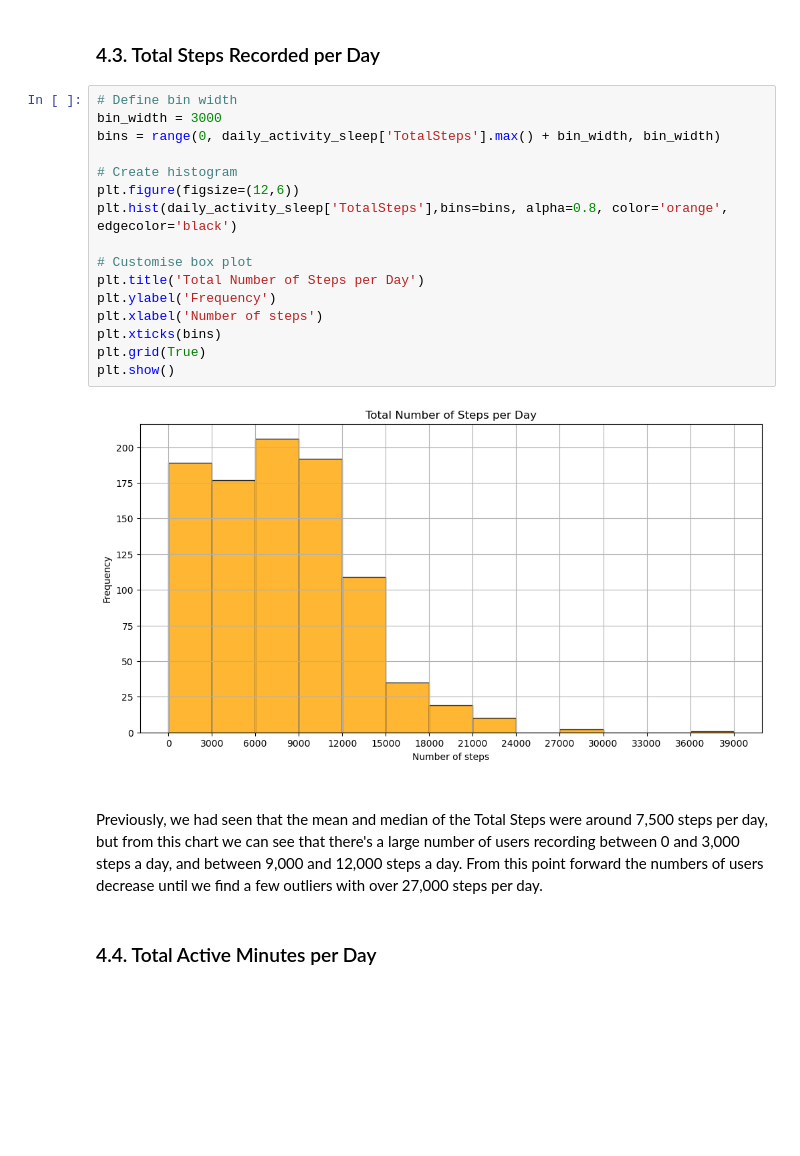
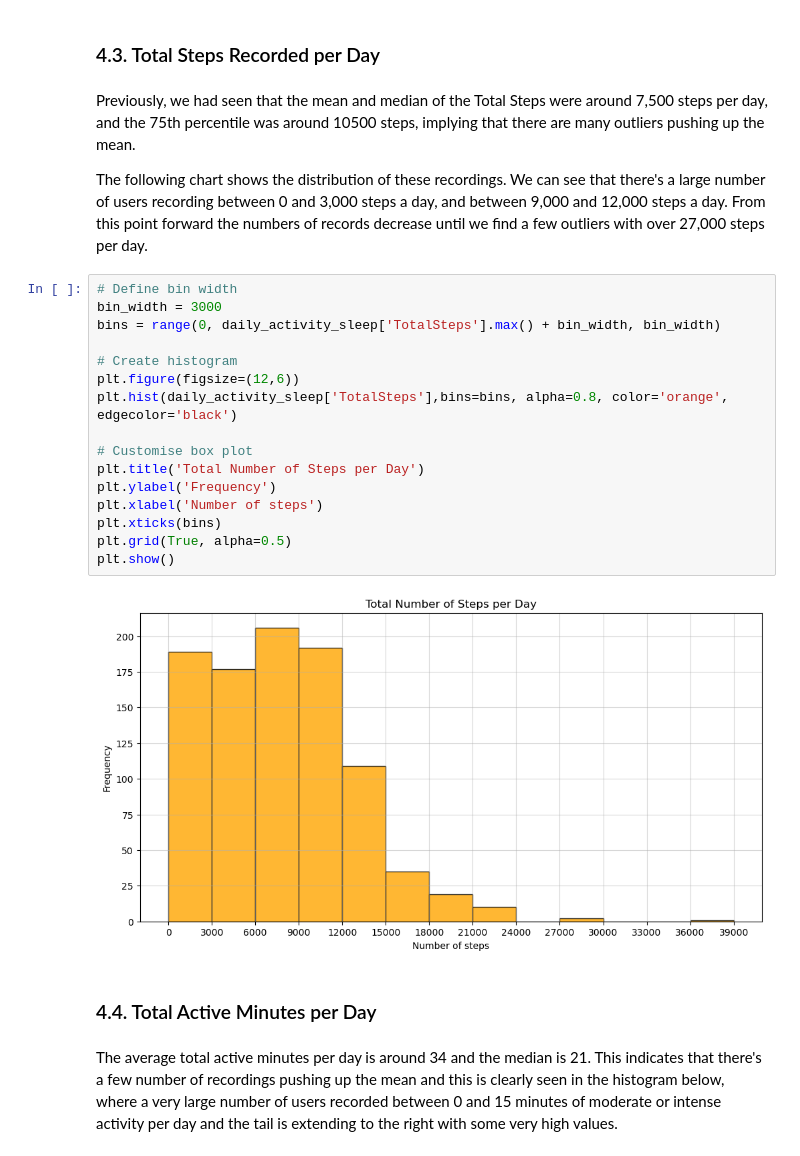
Before and after one commit to surbina85/Google-Data-Analytics-Capstone-Bellabeat, a Jupyter notebook: Bellabeat-case-study.ipynb, the cells around one changed output. Saved outputs shown, nothing was run; the diff lists cells and outputs as text; blank space fills up the shorter version.

```diff
--- a/Bellabeat-case-study.ipynb
+++ b/Bellabeat-case-study.ipynb
@@ -529,27 +485,29 @@ We can see from this chart that users tend to log data more frequently during th
 # %% [markdown]
 ### 4.3. Total Steps Recorded per Day
-# %%
-# Define bin width
-bin_width = 3000
-bins = range(0, daily_activity_sleep['TotalSteps'].max() + bin_width, bin_width)
-
-# Create histogram
-plt.figure(figsize=(12,6))
-plt.hist(daily_activity_sleep['TotalSteps'],bins=bins, alpha=0.8, color='orange', edgecolor='black')
-
-# Customise box plot
-plt.title('Total Number of Steps per Day')
-plt.ylabel('Frequency')
-plt.xlabel('Number of steps')
-plt.xticks(bins)
-plt.grid(True)
-plt.show()
-# %% [output]
-[figure]
 # %% [markdown]
-<br>
+Previously, we had seen that the mean and median of the Total Steps were around 7,500 steps per day, and the 75th percentile was around 10500 steps, implying that there are many outliers pushing up the mean.
 
-Previously, we had seen that the mean and median of the Total Steps were around 7,500 steps per day, but from this chart we can see that there's a large number of users recording between 0 and 3,000 steps a day, and between 9,000 and 12,000 steps a day. From this point forward the numbers of users decrease until we find a few outliers with over 27,000 steps per day.
+The following chart shows the distribution of these recordings. We can see that there's a large number of users recording between 0 and 3,000 steps a day, and between 9,000 and 12,000 steps a day. From this point forward the numbers of records decrease until we find a few outliers with over 27,000 steps per day.
+# %%
+# Define bin width
+bin_width = 3000
+bins = range(0, daily_activity_sleep['TotalSteps'].max() + bin_width, bin_width)
+
+# Create histogram
+plt.figure(figsize=(12,6))
+plt.hist(daily_activity_sleep['TotalSteps'],bins=bins, alpha=0.8, color='orange', edgecolor='black')
+
+# Customise box plot
+plt.title('Total Number of Steps per Day')
+plt.ylabel('Frequency')
+plt.xlabel('Number of steps')
+plt.xticks(bins)
+plt.grid(True, alpha=0.5)
+plt.show()
+# %% [output]
+[figure]
 # %% [markdown]
 ### 4.4. Total Active Minutes per Day
+# %% [markdown]
+The average total active minutes per day is around 34 and the median is 21. This indicates that there's a few number of recordings pushing up the mean and this is clearly seen in the histogram below, where a very large number of users recorded between 0 and 15 minutes of moderate or intense activity per day and the tail is extending to the right with some very high values.
 # %%
```
Also changed, not shown: parts of 37 cells of this notebook.
